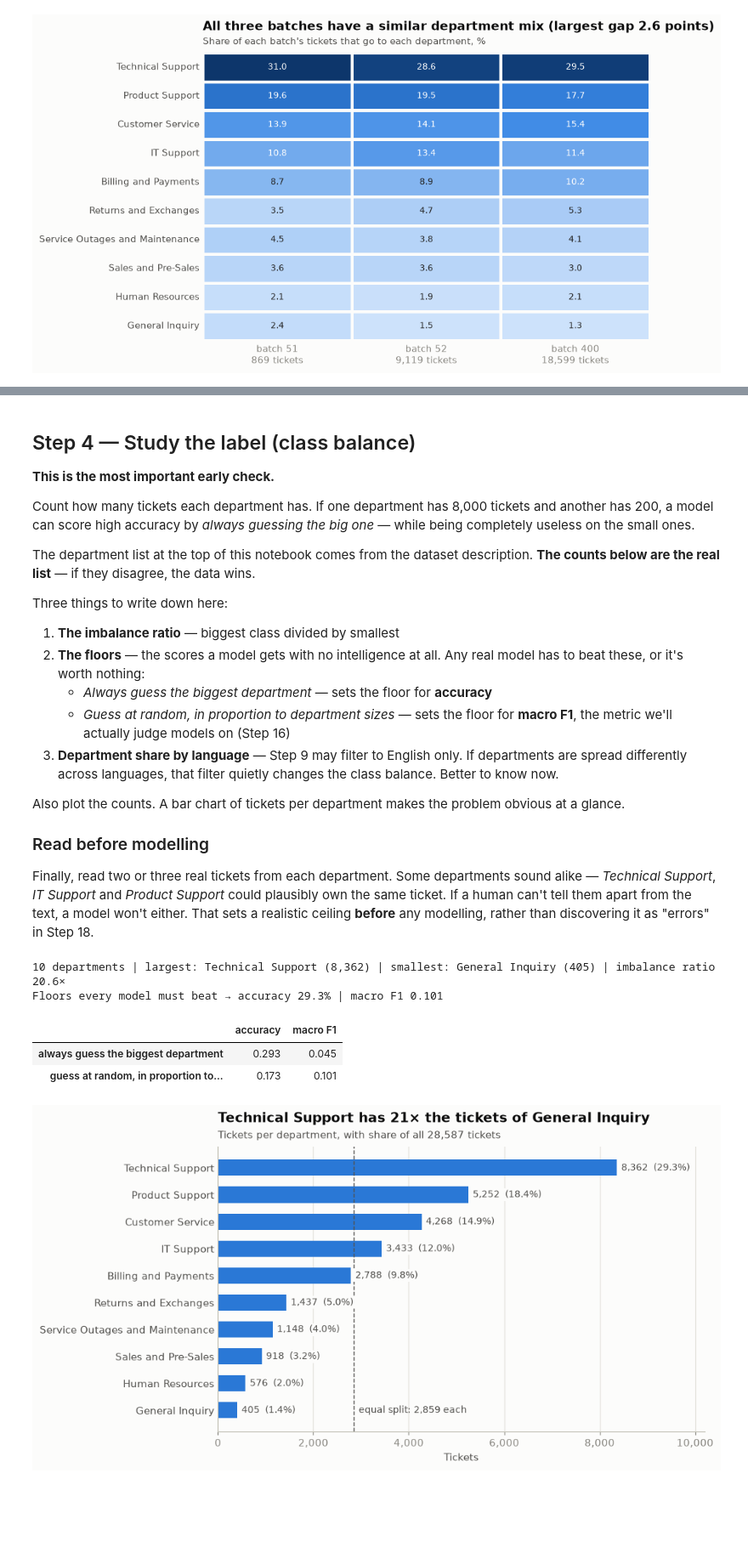
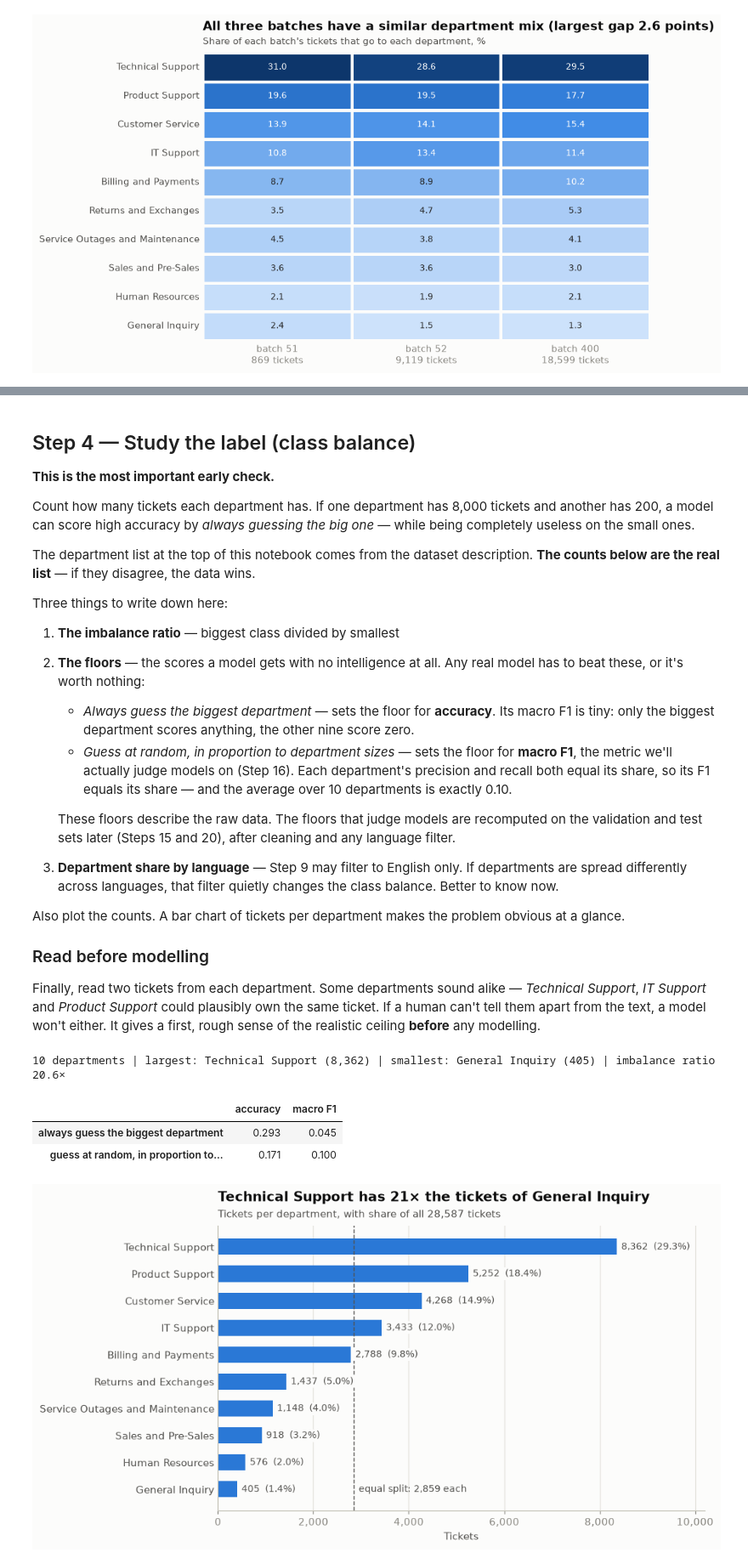
Before and after one commit to karthikiyer365/Live, a Jupyter notebook: topic-classification/department_classifier_pipeline.ipynb, the cells around one changed output, grey strips where cells are left out. Shown at 85% size. Saved outputs shown, nothing was run; the diff lists cells and outputs as text; code cells hidden in the pictures; blank space fills up the shorter version.

```diff
--- a/topic-classification/department_classifier_pipeline.ipynb
+++ b/topic-classification/department_classifier_pipeline.ipynb
@@ -368,9 +404,14 @@ Three things to write down here:
 1. **The imbalance ratio** — biggest class divided by smallest
 2. **The floors** — the scores a model gets with no intelligence at all. Any real model has to
    beat these, or it's worth nothing:
-   - *Always guess the biggest department* — sets the floor for **accuracy**
-   - *Guess at random, in proportion to department sizes* — sets the floor for **macro F1**,
-     the metric we'll actually judge models on (Step 16)
+   - *Always guess the biggest department* — sets the floor for **accuracy**. Its macro F1 is tiny:
+     only the biggest department scores anything, the other nine score zero.
+   - *Guess at random, in proportion to department sizes* — sets the floor for **macro F1**, the
+     metric we'll actually judge models on (Step 16). Each department's precision and recall both
+     equal its share, so its F1 equals its share — and the average over 10 departments is exactly 0.10.
+
+   These floors describe the raw data. The floors that judge models are recomputed on the
+   validation and test sets later (Steps 15 and 20), after cleaning and any language filter.
 3. **Department share by language** — Step 9 may filter to English only. If departments are spread
    differently across languages, that filter quietly changes the class balance. Better to know now.
 
@@ -378,40 +419,31 @@ Also plot the counts. A bar chart of tickets per department makes the problem ob
 
 ### Read before modelling
 
-Finally, read two or three real tickets from each department. Some departments sound alike —
+Finally, read two tickets from each department. Some departments sound alike —
 *Technical Support*, *IT Support* and *Product Support* could plausibly own the same ticket.
-If a human can't tell them apart from the text, a model won't either. That sets a realistic
-ceiling **before** any modelling, rather than discovering it as "errors" in Step 18.
+If a human can't tell them apart from the text, a model won't either. It gives a first, rough
+sense of the realistic ceiling **before** any modelling.
 # %%
 # Step 4 — value_counts on the label, imbalance ratio, accuracy floor + macro-F1 floor
-from sklearn.dummy import DummyClassifier
-from sklearn.metrics import accuracy_score, f1_score
-
 class_counts = df_raw[LABEL].value_counts()
 imbalance_ratio = class_counts.max() / class_counts.min()
 print(f"{len(class_counts)} departments | largest: {class_counts.index[0]} ({class_counts.iloc[0]:,}) | "
-      f"smallest: {class_counts.index[-1]} ({class_counts.iloc[-1]:,}) | imbalance ratio {imbalance_ratio:.1f}×")
+      f"smallest: {class_counts.index[-1]} ({class_counts.iloc[-1]:,}) | imbalance ratio {imbalance_ratio:.1f}×\n")
 
-# Floors = scores with no intelligence at all. The dummies never see the text, only how common each department is.
-no_features = np.zeros((len(df_raw), 1))
-floors = {}
-for name, strategy in [("always guess the biggest department", "most_frequent"),
-                       ("guess at random, in proportion to department size", "stratified")]:
-    pred = DummyClassifier(strategy=strategy, random_state=SEED).fit(no_features, df_raw[LABEL]).predict(no_features)
-    floors[name] = {"accuracy": accuracy_score(df_raw[LABEL], pred),
-                    "macro F1": f1_score(df_raw[LABEL], pred, average="macro")}
-floors = pd.DataFrame(floors).T
-
-FLOOR_ACCURACY = floors["accuracy"].max()
-FLOOR_MACRO_F1 = floors["macro F1"].max()
-print(f"Floors every model must beat → accuracy {FLOOR_ACCURACY:.1%} | macro F1 {FLOOR_MACRO_F1:.3f}\n")
-floors.round(3)
+# Floors = scores with no intelligence, using only how common each department is (share p).
+# Computed exactly from the shares — no random draw, so the numbers never wobble between runs.
+p = class_counts / class_counts.sum()
+floors_all_tickets = pd.DataFrame(
+    {"accuracy": [p.max(), (p ** 2).sum()],
+     "macro F1": [2 * p.max() / (1 + p.max()) / len(p), 1 / len(p)]},
+    index=["always guess the biggest department", "guess at random, in proportion to department size"],
+)
+floors_all_tickets.round(3)
 # %% [output]
 10 departments | largest: Technical Support (8,362) | smallest: General Inquiry (405) | imbalance ratio 20.6×
-Floors every model must beat → accuracy 29.3% | macro F1 0.101
 |  | accuracy | macro F1 |
 | always guess the biggest department | 0.293 | 0.045 |
-| guess at random, in proportion to... | 0.173 | 0.101 |
+| guess at random, in proportion to... | 0.171 | 0.100 |
 # %%
 # Step 4 (plot) — horizontal bar chart of tickets per department
 shares = class_counts / class_counts.sum()
```
Also changed, not shown: parts of 7 cells of this notebook.
